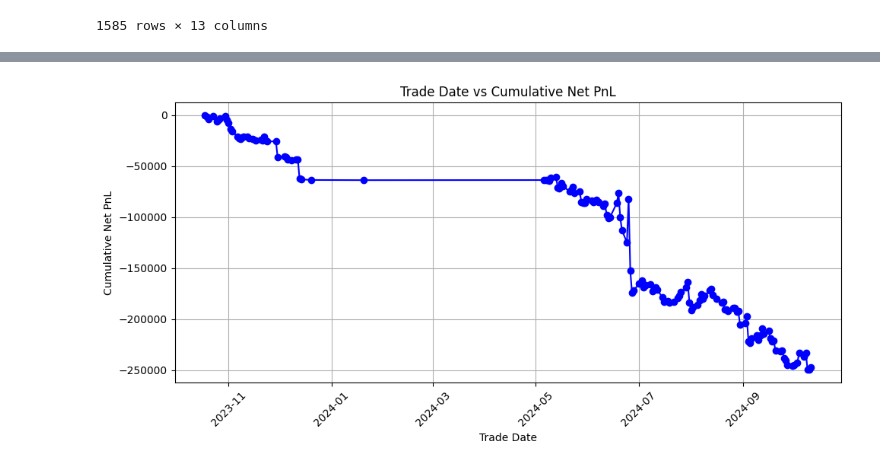
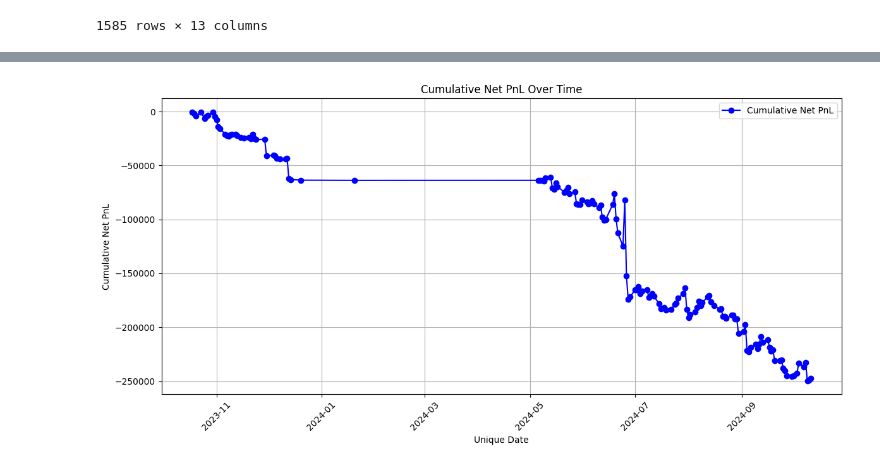
Before and after one commit to Bharatgaur/Trading, a Jupyter notebook: Trades taken by me .ipynb, the cells around one changed output, grey strips where cells are left out. Saved outputs shown, nothing was run; the diff lists cells and outputs as text; code cells hidden in the pictures.

```diff
--- a/Trades taken by me .ipynb
+++ b/Trades taken by me .ipynb
@@ -210,9 +192,21 @@ plt.show()
 # %%
+import pandas as pd
+
+# Assuming 'df' is your original DataFrame
 # Ensure 'Trade Date' is in datetime format
 df['Trade Date'] = pd.to_datetime(df['Trade Date'])
 
-# Group by 'Trade Date' and sum the 'Net PnL' for the same date
-new_df = df.groupby('Trade Date')['Net PnL'].sum().reset_index()
+# Group by 'Trade Date' and sum the 'Net PnL' for each unique date
+cumulative_net_pnl = df.groupby('Trade Date')['Net PnL'].sum().reset_index()
+
+# Calculate the cumulative sum of Net PnL
+cumulative_net_pnl['Cumulative Net PnL'] = cumulative_net_pnl['Net PnL'].cumsum()
+
+# Rename the column to 'Unique Date'
+cumulative_net_pnl.rename(columns={'Trade Date': 'Unique Date'}, inplace=True)
+
+# Create new_df with only the required columns
+new_df = cumulative_net_pnl[['Unique Date', 'Cumulative Net PnL']]
 # %%
 new_df
 # %% [output]
@@ -232,13 +226,16 @@ new_df
 # %%
-# Plotting the line chart
-plt.figure(figsize=(10, 5))
-plt.plot(new_df['Trade Date'], new_df['Cumulative Net PnL'], marker='o', color='blue')
-plt.xlabel('Trade Date')
+import matplotlib.pyplot as plt
+
+# Assuming new_df is already created as per previous code
+plt.figure(figsize=(12, 6))
+plt.plot(new_df['Unique Date'], new_df['Cumulative Net PnL'], marker='o', color='b', label='Cumulative Net PnL')
+plt.title('Cumulative Net PnL Over Time')
+plt.xlabel('Unique Date')
 plt.ylabel('Cumulative Net PnL')
-plt.title('Trade Date vs Cumulative Net PnL')
-plt.grid(True)
-plt.xticks(rotation=45)  # Rotate date labels for better visibility
-plt.tight_layout()  # Adjust layout
+plt.xticks(rotation=45)  # Rotate x-axis labels for better readability
+plt.grid()
+plt.legend()
+plt.tight_layout()  # Adjust layout for better fit
 plt.show()
 # %% [output]
-[figure, old version]
+[figure, new version]
```
Also changed, not shown: parts of 4 cells of this notebook.
